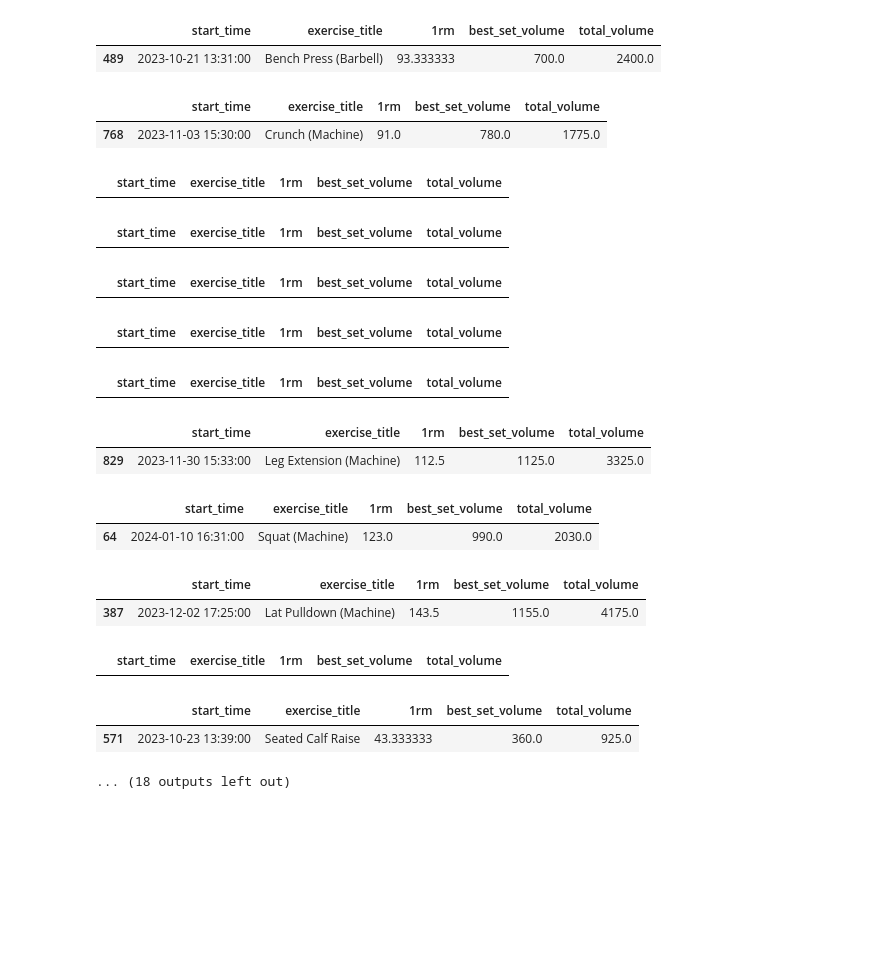
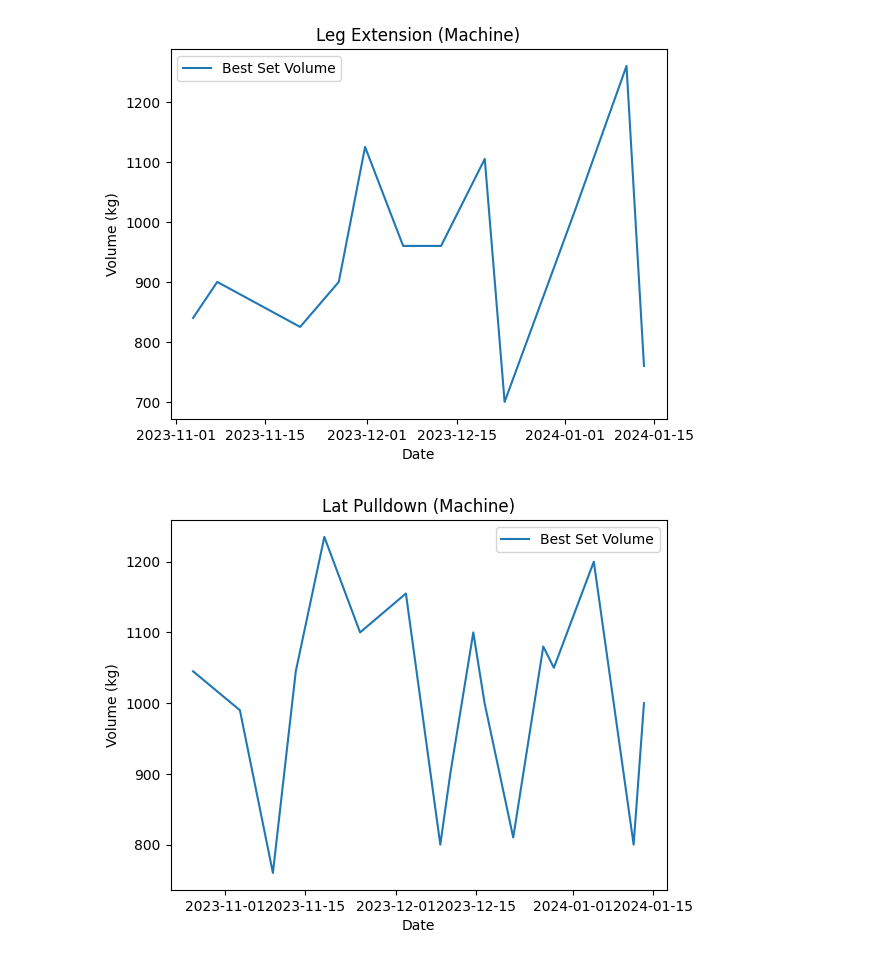
Before and after one commit to Eliaz-LR/Hevy-graph-maker, a Jupyter notebook: graph-maker.ipynb, the cells around one changed output. Saved outputs shown, nothing was run; the diff lists cells and outputs as text; code cells hidden in the pictures; blank space fills up the shorter version.

```diff
--- a/graph-maker.ipynb
+++ b/graph-maker.ipynb
@@ -39,37 +40,22 @@ display(grouped_data)
 # %%
 # Create a separate graph for each exercise
 for exercise in grouped_data['exercise_title'].unique():
     # Filter data for the current exercise
     group = grouped_data[grouped_data['exercise_title'] == exercise]
 
-    if len(group) < 10:
+    if len(group) < 40:
         continue
 
-    # Only keep data for the last 3 months
+    # Only keep the data for the last 3 months
     group = group[group['start_time'] > '2023-10-20']
 
-    # Sort data by date
-    group = group.sort_values(by='start_time')
+    plt.plot(group['start_time'], group['best_set_volume'], label='Best Set Volume')
 
-    # Print row where volume is highest
-    display(group[group['total_volume'] == group['total_volume'].max()])
+    plt.title(exercise)
+    plt.xlabel('Date')
+    plt.ylabel('Volume (kg)')
+    plt.legend()
+    plt.show()
 # %% [output]
-|  | start_time | exercise_title | 1rm | best_set_volume | total_volume |
-| 489 | 2023-10-21 13:31:00 | Bench Press (Barbell) | 93.333333 | 700.0 | 2400.0 |
-|  | start_time | exercise_title | 1rm | best_set_volume | total_volume |
-| 768 | 2023-11-03 15:30:00 | Crunch (Machine) | 91.0 | 780.0 | 1775.0 |
-|  | start_time | exercise_title | 1rm | best_set_volume | total_volume |
-|  | start_time | exercise_title | 1rm | best_set_volume | total_volume |
-|  | start_time | exercise_title | 1rm | best_set_volume | total_volume |
-|  | start_time | exercise_title | 1rm | best_set_volume | total_volume |
-|  | start_time | exercise_title | 1rm | best_set_volume | total_volume |
-|  | start_time | exercise_title | 1rm | best_set_volume | total_volume |
-| 829 | 2023-11-30 15:33:00 | Leg Extension (Machine) | 112.5 | 1125.0 | 3325.0 |
-|  | start_time | exercise_title | 1rm | best_set_volume | total_volume |
-| 64 | 2024-01-10 16:31:00 | Squat (Machine) | 123.0 | 990.0 | 2030.0 |
-|  | start_time | exercise_title | 1rm | best_set_volume | total_volume |
-| 387 | 2023-12-02 17:25:00 | Lat Pulldown (Machine) | 143.5 | 1155.0 | 4175.0 |
-|  | start_time | exercise_title | 1rm | best_set_volume | total_volume |
-|  | start_time | exercise_title | 1rm | best_set_volume | total_volume |
-| 571 | 2023-10-23 13:39:00 | Seated Calf Raise | 43.333333 | 360.0 | 925.0 |
-... (18 outputs left out)
+[figure, added]
+[figure, added]
```
Also changed, not shown: parts of 2 cells of this notebook.
